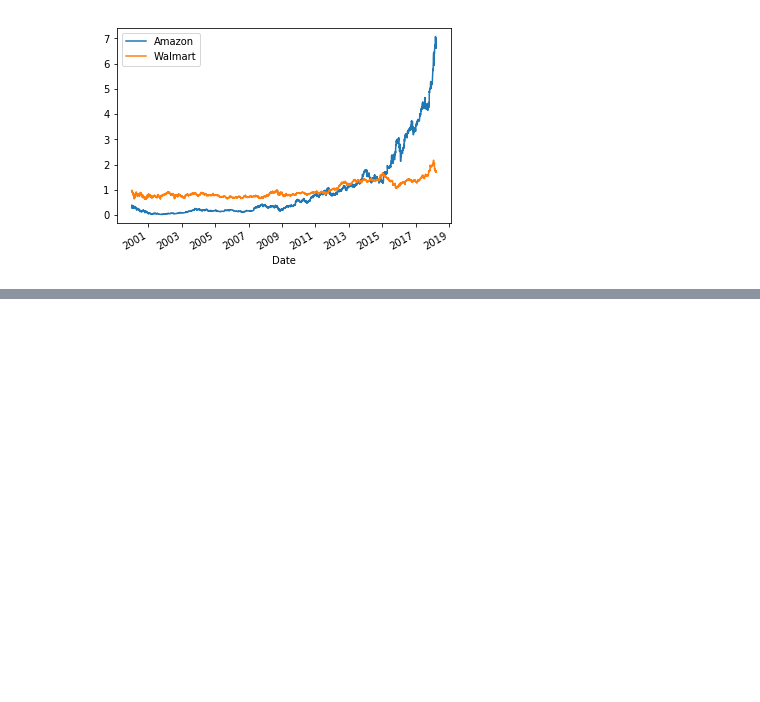
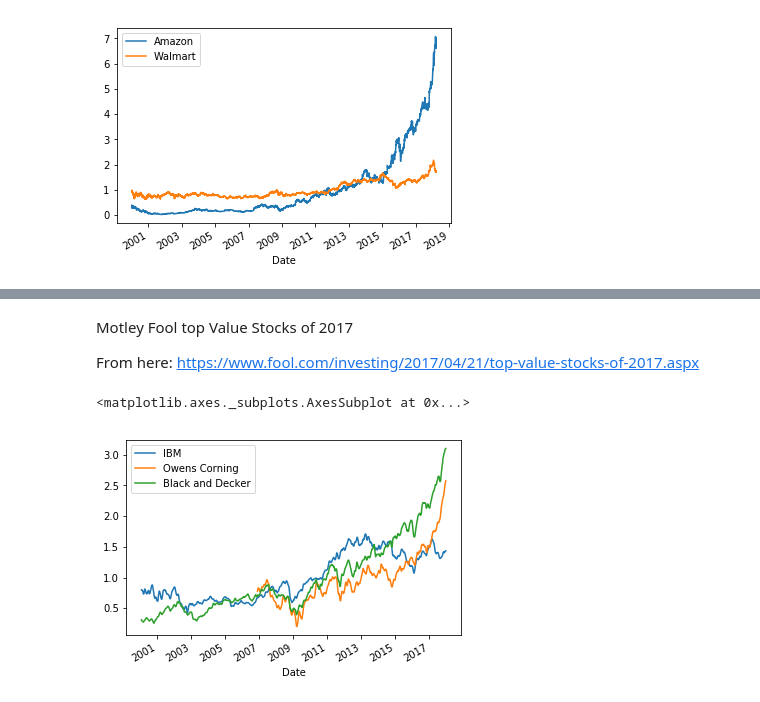
Before and after one commit to ubreu/jupyter-quandl, a Jupyter notebook: quandl_stock.ipynb, the cells around one changed output, grey strips where cells are left out. Drawn from its saved outputs; the diff is of its cells as text; code cells hidden in the pictures; blank space fills up the shorter version.

```diff
--- a/quandl_stock.ipynb
+++ b/quandl_stock.ipynb
@@ -56,0 +62,22 @@ stocks_limited.plot()
+# %%
+def get_stocks(tickers=['AAPL', 'GOOG'], stock_display_names=None, start_date='2000-01-01', end_date='2018-01-01', window=20):
+    quandl_stocks = []
+    for ticker in tickers:
+        quandl_stocks.append("WIKI/" + ticker + ".11")
+    stocks_to_analyze = quandl.get(quandl_stocks)
+
+    # display prefs
+    if stock_display_names is not None:
+        stocks_to_analyze.columns = stock_display_names
+
+    stocks_to_analyze_transformed = (stocks_to_analyze[start_date:end_date] / stocks_to_analyze[start_date:end_date].mean()).rolling(window=window).mean()
+    return stocks_to_analyze_transformed
+# %% [markdown]
+Motley Fool top Value Stocks of 2017
+
+From here: https://www.fool.com/investing/2017/04/21/top-value-stocks-of-2017.aspx
+# %%
+get_stocks(['IBM', 'OC', 'SWK'], ['IBM', 'Owens Corning', 'Black and Decker'], window=20).plot()
+# %% [output]
+<matplotlib.axes._subplots.AxesSubplot at 0x...>
+[figure, added]
```
Also changed, not shown: parts of 3 cells of this notebook.
